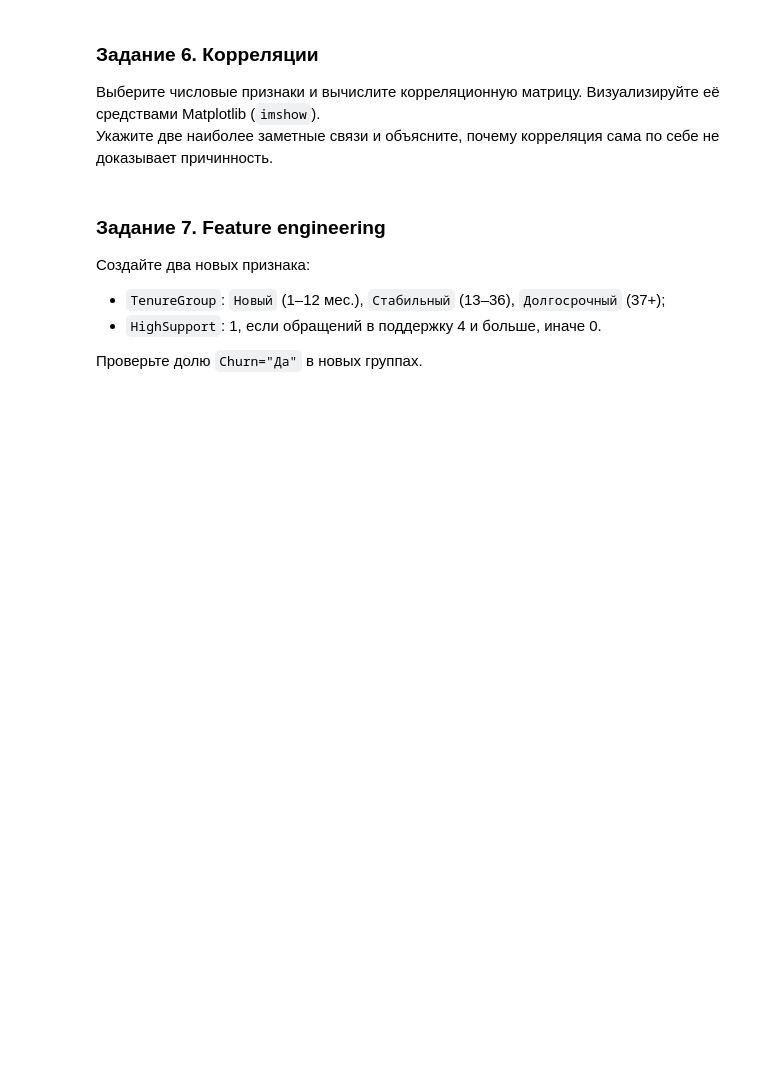
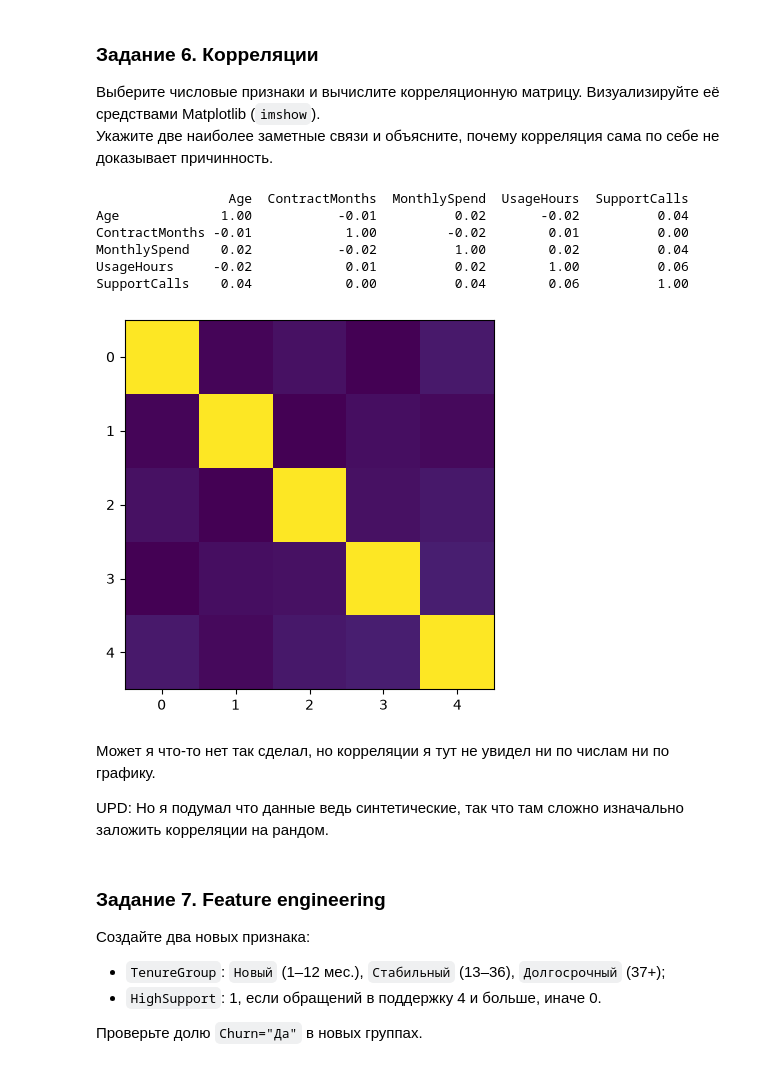
Before and after one commit to PurpleSwtr/asu-ai-environment, a Jupyter notebook: labs/lab1/lab1.ipynb, the cells around one changed output. Saved outputs shown, nothing was run; the diff lists cells and outputs as text; code cells hidden in the pictures; blank space fills up the shorter version.

```diff
--- a/labs/lab1/lab1.ipynb
+++ b/labs/lab1/lab1.ipynb
@@ -366,7 +403,29 @@ plt.boxplot(clean_df["MonthlySpend"])
 Выберите числовые признаки и вычислите корреляционную матрицу. Визуализируйте её средствами Matplotlib (`imshow`).
 Укажите две наиболее заметные связи и объясните, почему корреляция сама по себе не доказывает причинность.
 # %%
-# Ваш код
+# только числовые
+numeric = clean_df[['Age', 'ContractMonths', 'MonthlySpend', 'UsageHours', 'SupportCalls']]
+
+corr_matrix = numeric.corr()
+
+print(corr_matrix.round(2))
+
+plt.imshow(corr_matrix)
+
+plt.show()
+# %% [output]
+                 Age  ContractMonths  MonthlySpend  UsageHours  SupportCalls
+Age             1.00           -0.01          0.02       -0.02          0.04
+ContractMonths -0.01            1.00         -0.02        0.01          0.00
+MonthlySpend    0.02           -0.02          1.00        0.02          0.04
+UsageHours     -0.02            0.01          0.02        1.00          0.06
+SupportCalls    0.04            0.00          0.04        0.06          1.00
+[figure, added]
+# %% [markdown]
+Может я что-то нет так сделал, но корреляции я тут не увидел ни по числам ни по графику.
+
+UPD:
+Но я подумал что данные ведь синтетические, так что там сложно изначально заложить корреляции на рандом.
 # %% [markdown]
 ### Задание 7. Feature engineering
 Создайте два новых признака:
```
Also changed, not shown: parts of 11 cells of this notebook.
